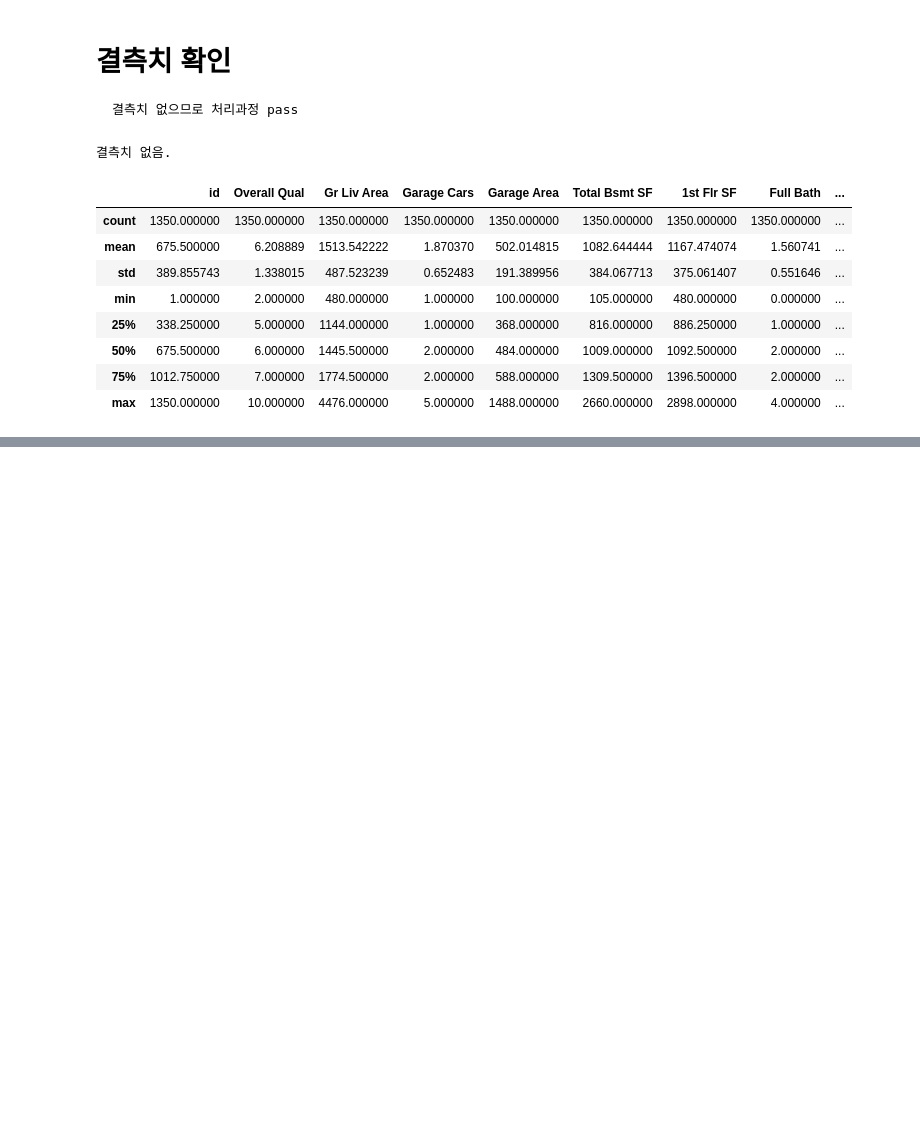
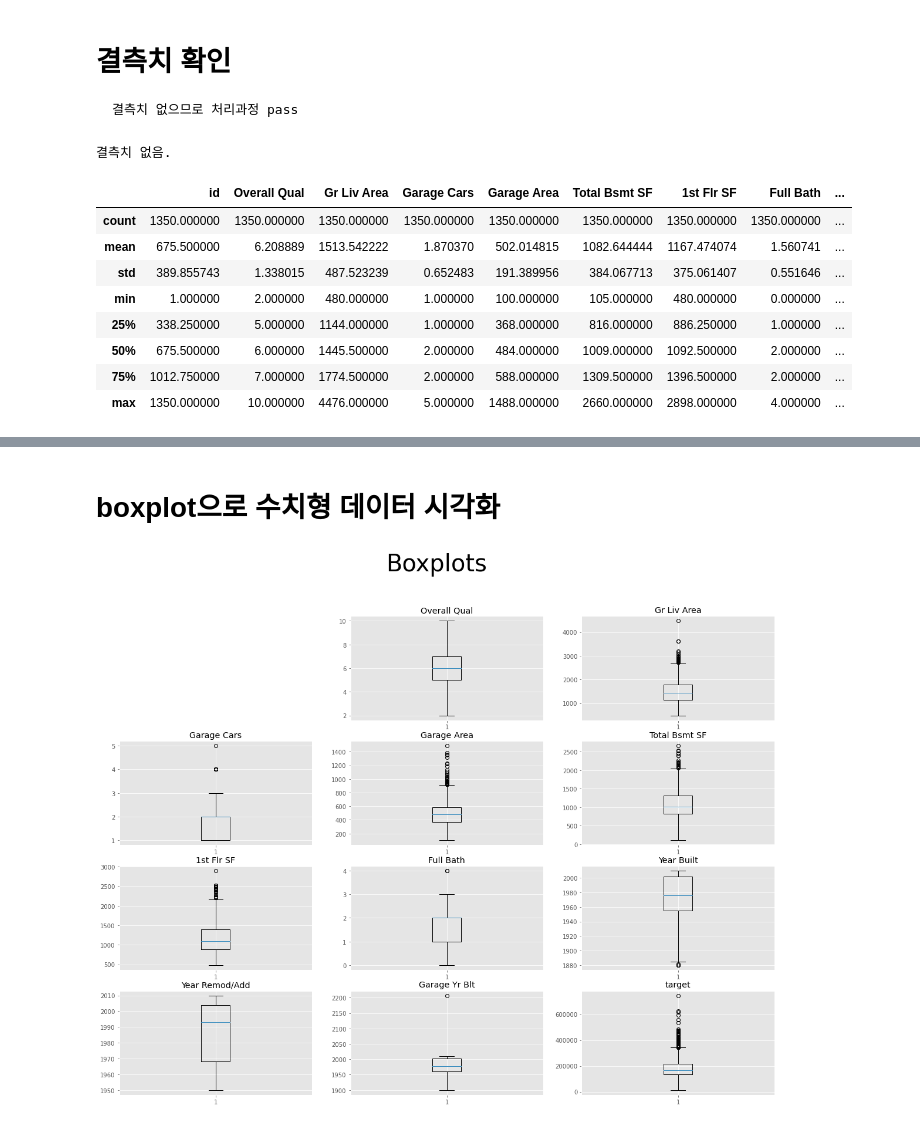
Before and after one commit to GaYounKoh/study, a Jupyter notebook: prac.ipynb, the cells around one changed output, grey strips where cells are left out. Drawn from its saved outputs; the diff is of its cells as text; code cells hidden in the pictures; blank space fills up the shorter version.

```diff
--- a/prac.ipynb
+++ b/prac.ipynb
@@ -278,0 +344,22 @@ train.describe()
+# %% [markdown]
+# boxplot으로 수치형 데이터 시각화
+# %%
+# import matplotlib.pyplot as plt
+%matplotlib inline
+plt.style.use("ggplot")
+
+feature = num_feat
+
+# Boxplot을 사용해서 데이터의 분포 살피기
+_= plt.figure(figsize = (20,15))
+_= plt.suptitle("Boxplots", fontsize = 40)
+
+for i in range(len(feature)):
+    while i > 0: #while 짝궁 break 챙기기...
+        _= plt.subplot(4,3,i+1) #수치형 데이터가 11개이므로 4*3 = 12개의 자리 필요.
+        _= plt.title(feature[i])
+        _= plt.boxplot(train[feature[i]])
+        break
+plt.show()
+# %% [output]
+[figure, added]
```
Also changed, not shown: parts of 8 cells of this notebook.
